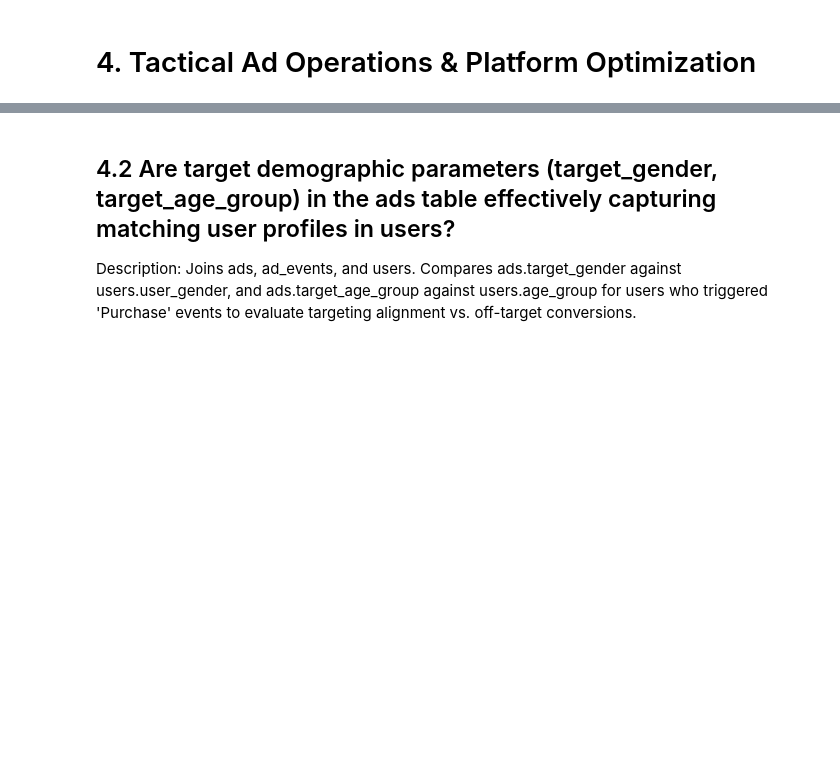
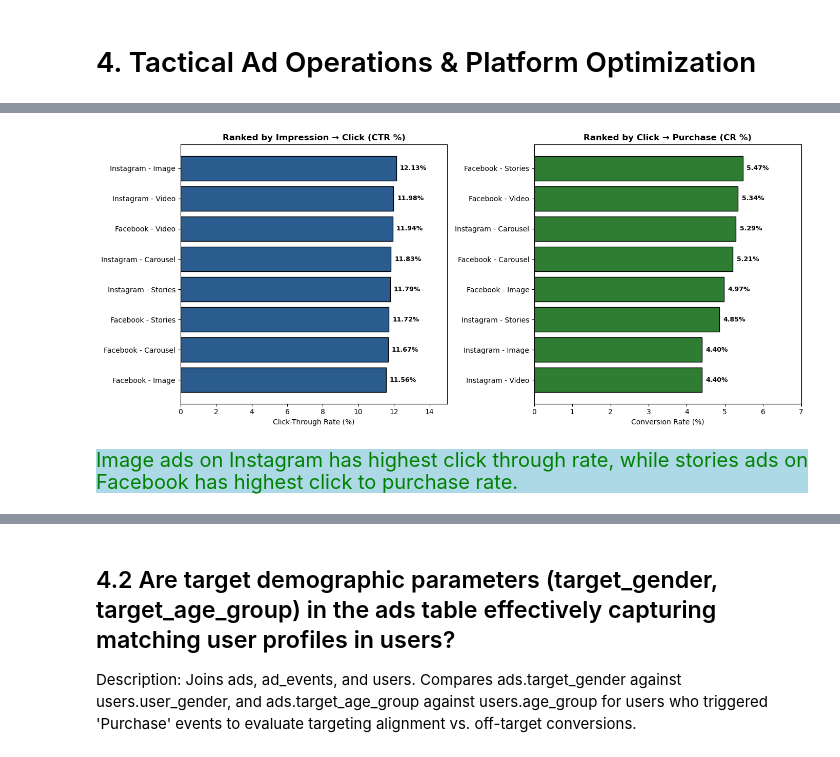
Before and after one commit to Kartika-Nidhi/Social_Media_Ads_Performance_Analysis_SQL, a Jupyter notebook: SocialMediaAdsPerformance.ipynb, the cells around one changed output, grey strips where cells are left out. Cells and saved outputs as stored; diff of their text form; code cells hidden in the pictures; blank space fills up the shorter version.

```diff
--- a/SocialMediaAdsPerformance.ipynb
+++ b/SocialMediaAdsPerformance.ipynb
@@ -477,3 +554,38 @@ Description: Joins ads and ad_events on ad_id. Groups by ad_platform (e.g., Face
+# %%
+
+df1['platform_ad'] = df1['ad_platform'] + ' - ' + df1['ad_type']
+df2['platform_ad'] = df2['ad_platform'] + ' - ' + df2['ad_type']
+
+fig, axes = plt.subplots(1, 2, figsize=(14, 6))
+
+# Plot 1: Ranked by Impression -> Click (CTR %)
+bars1 = axes[0].barh(df1['platform_ad'], df1['impression_to_click_ctr_pct'], color='#2b5c8f', edgecolor='black')
+axes[0].set_title('Ranked by Impression → Click (CTR %)', fontsize=12, fontweight='bold')
+axes[0].set_xlabel('Click-Through Rate (%)', fontsize=10)
+axes[0].set_xlim(0, 15)
+axes[0].invert_yaxis()
+
+for bar in bars1:
+    width = bar.get_width()
+    axes[0].text(width + 0.2, bar.get_y() + bar.get_height()/2, f'{width:.2f}%', va='center', fontweight='bold', fontsize=9)
+
+# Plot 2: Ranked by Click -> Purchase (CR %)
+bars2 = axes[1].barh(df2['platform_ad'], df2['click_to_purchase_cr_pct'], color='#2e7d32', edgecolor='black')
+axes[1].set_title('Ranked by Click → Purchase (CR %)', fontsize=12, fontweight='bold')
+axes[1].set_xlabel('Conversion Rate (%)', fontsize=10)
+axes[1].set_xlim(0, 7)
+axes[1].invert_yaxis()
+
+for bar in bars2:
+    width = bar.get_width()
+    axes[1].text(width + 0.1, bar.get_y() + bar.get_height()/2, f'{width:.2f}%', va='center', fontweight='bold', fontsize=9)
+
+plt.tight_layout()
+plt.show()
+# %% [output]
+[figure, added]
+# %% [markdown]
+<div style = "background-color:lightblue; color:green; font-size:20px; text-align:justify">Image ads on Instagram has highest click through rate, while stories ads on Facebook has highest click to purchase rate.
 # %% [markdown]
 <div>
 # %% [markdown]
```
Also changed, not shown: parts of 5 cells of this notebook.
